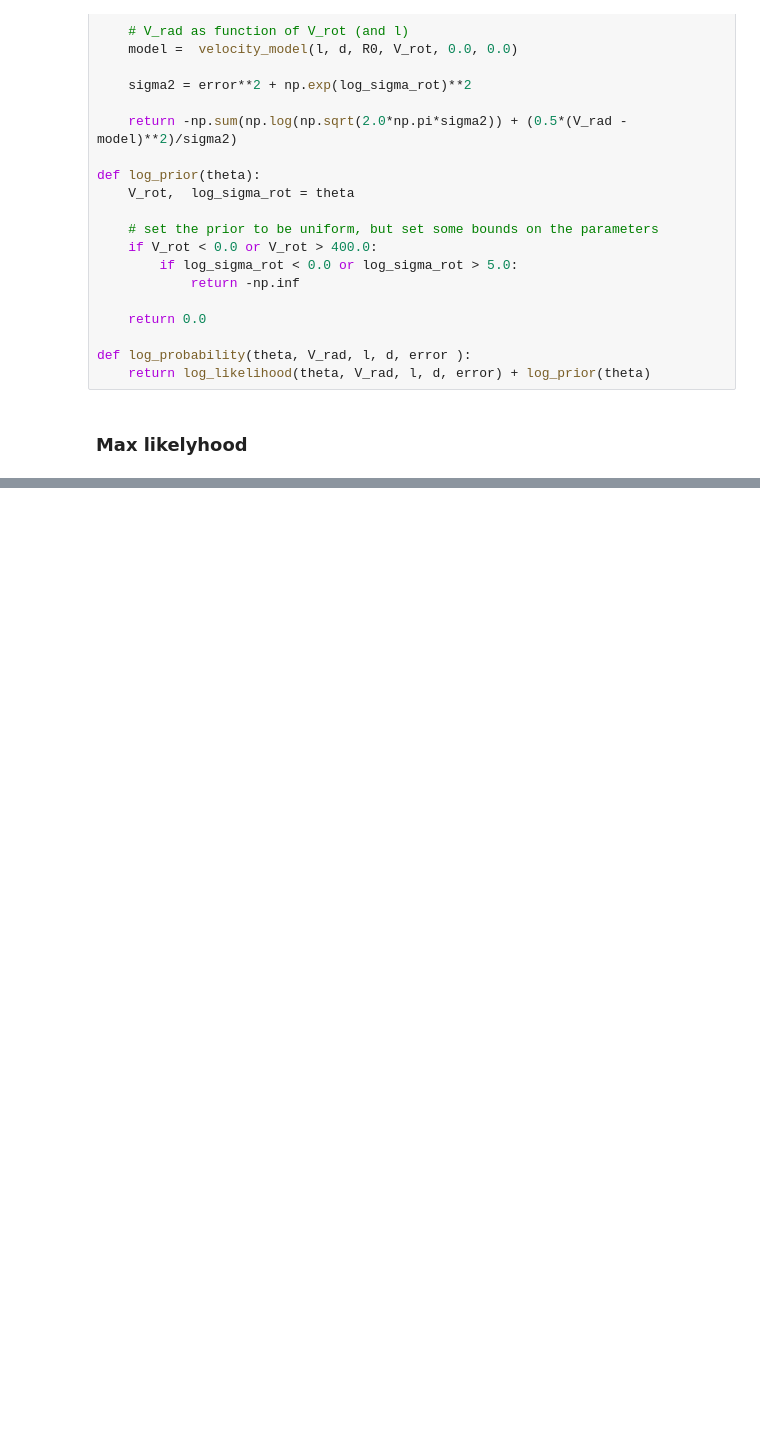
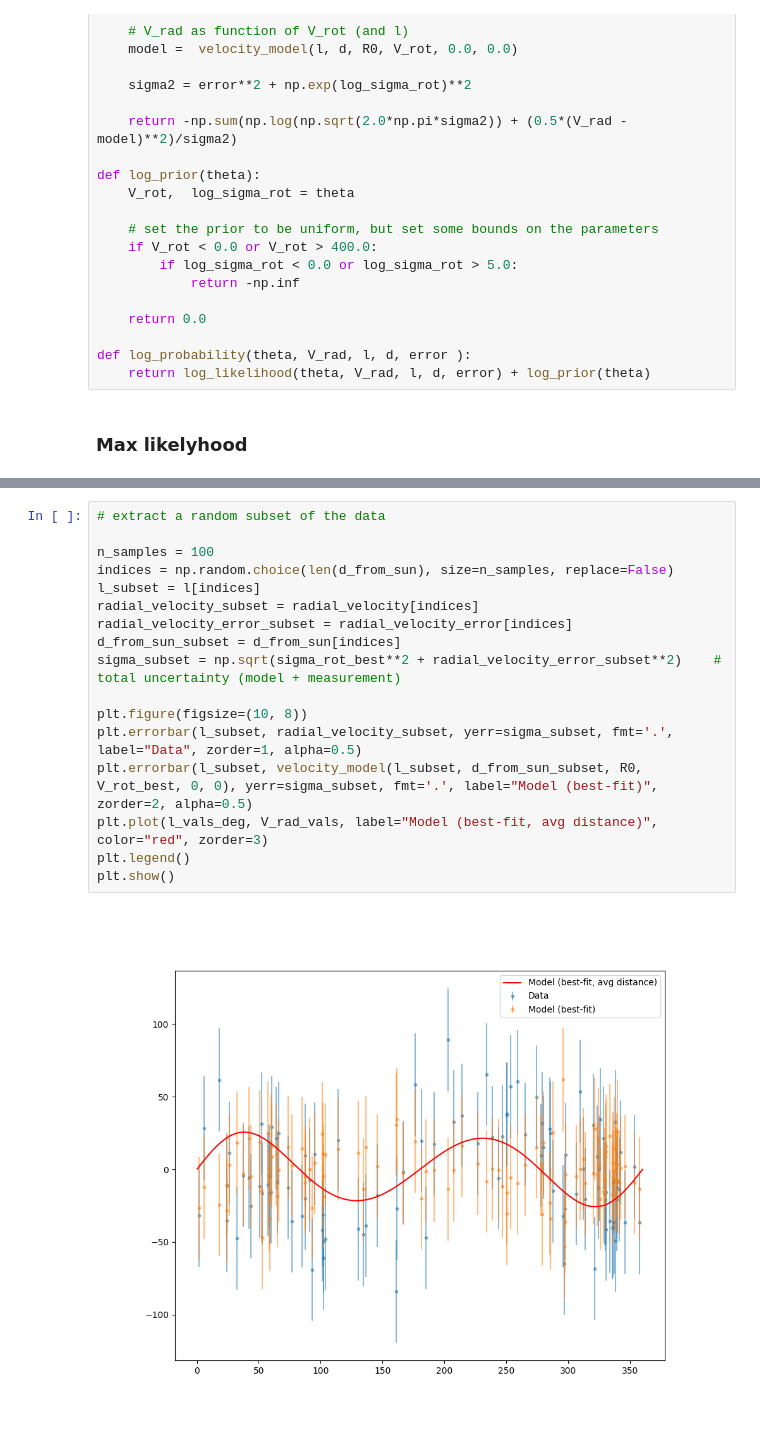
Before and after one commit to Lvetto/modellizzazione_dati, a Jupyter notebook: Gaia.ipynb, the cells around one changed output, grey strips where cells are left out. Cells and saved outputs as stored; diff of their text form; blank space fills up the shorter version.

```diff
--- a/Gaia.ipynb
+++ b/Gaia.ipynb
@@ -192,0 +280,19 @@ State([[140.56790955   3.6346576 ]
+# %%
+# extract a random subset of the data
+
+n_samples = 100
+indices = np.random.choice(len(d_from_sun), size=n_samples, replace=False)
+l_subset = l[indices]
+radial_velocity_subset = radial_velocity[indices]
+radial_velocity_error_subset = radial_velocity_error[indices]
+d_from_sun_subset = d_from_sun[indices]
+sigma_subset = np.sqrt(sigma_rot_best**2 + radial_velocity_error_subset**2)    # total uncertainty (model + measurement)
+
+plt.figure(figsize=(10, 8))
+plt.errorbar(l_subset, radial_velocity_subset, yerr=sigma_subset, fmt='.', label="Data", zorder=1, alpha=0.5)
+plt.errorbar(l_subset, velocity_model(l_subset, d_from_sun_subset, R0, V_rot_best, 0, 0), yerr=sigma_subset, fmt='.', label="Model (best-fit)", zorder=2, alpha=0.5)
+plt.plot(l_vals_deg, V_rad_vals, label="Model (best-fit, avg distance)", color="red", zorder=3)
+plt.legend()
+plt.show()
+# %% [output]
+[figure, added]
```
Also changed, not shown: parts of 13 cells of this notebook, 1 other file.
